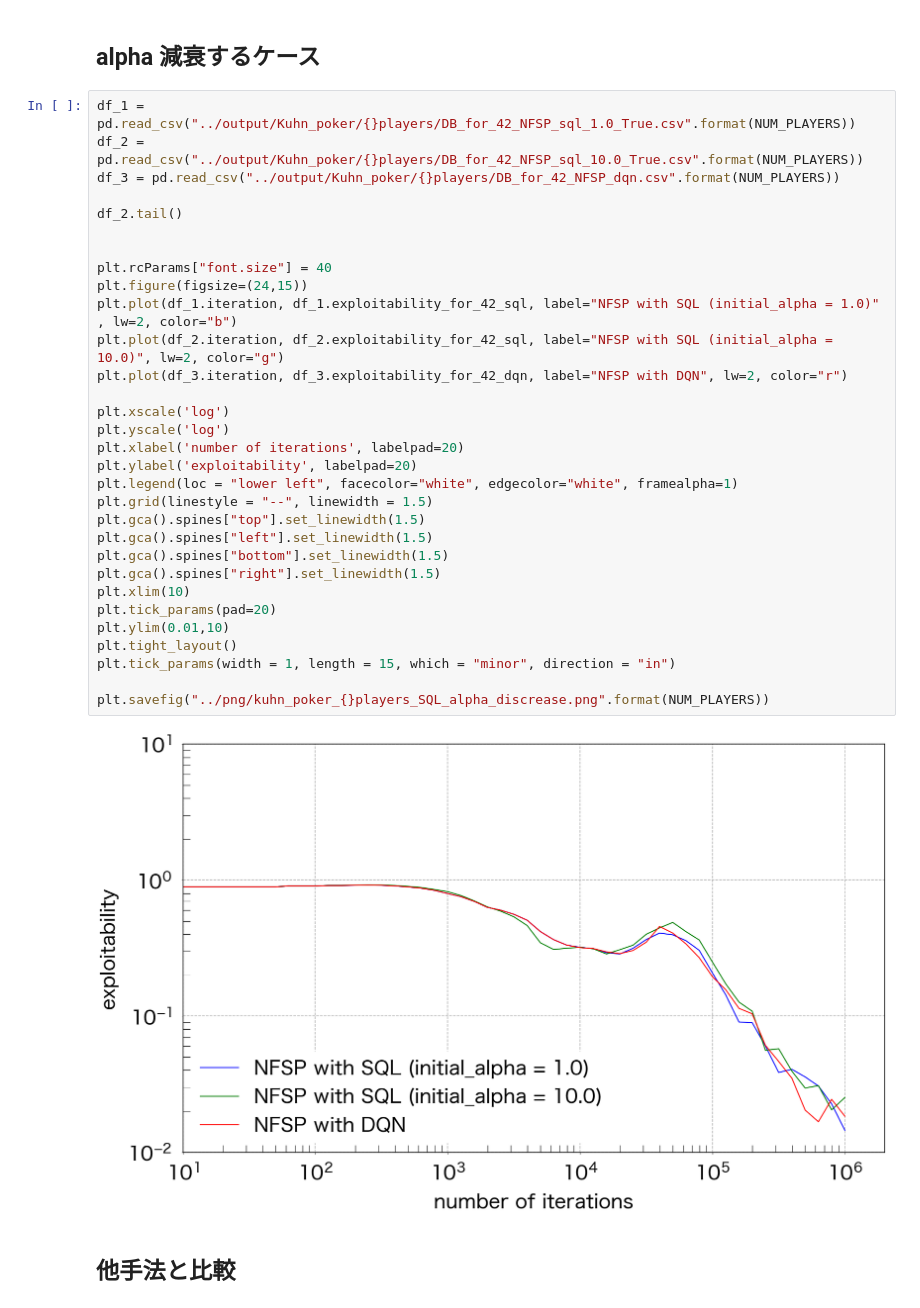
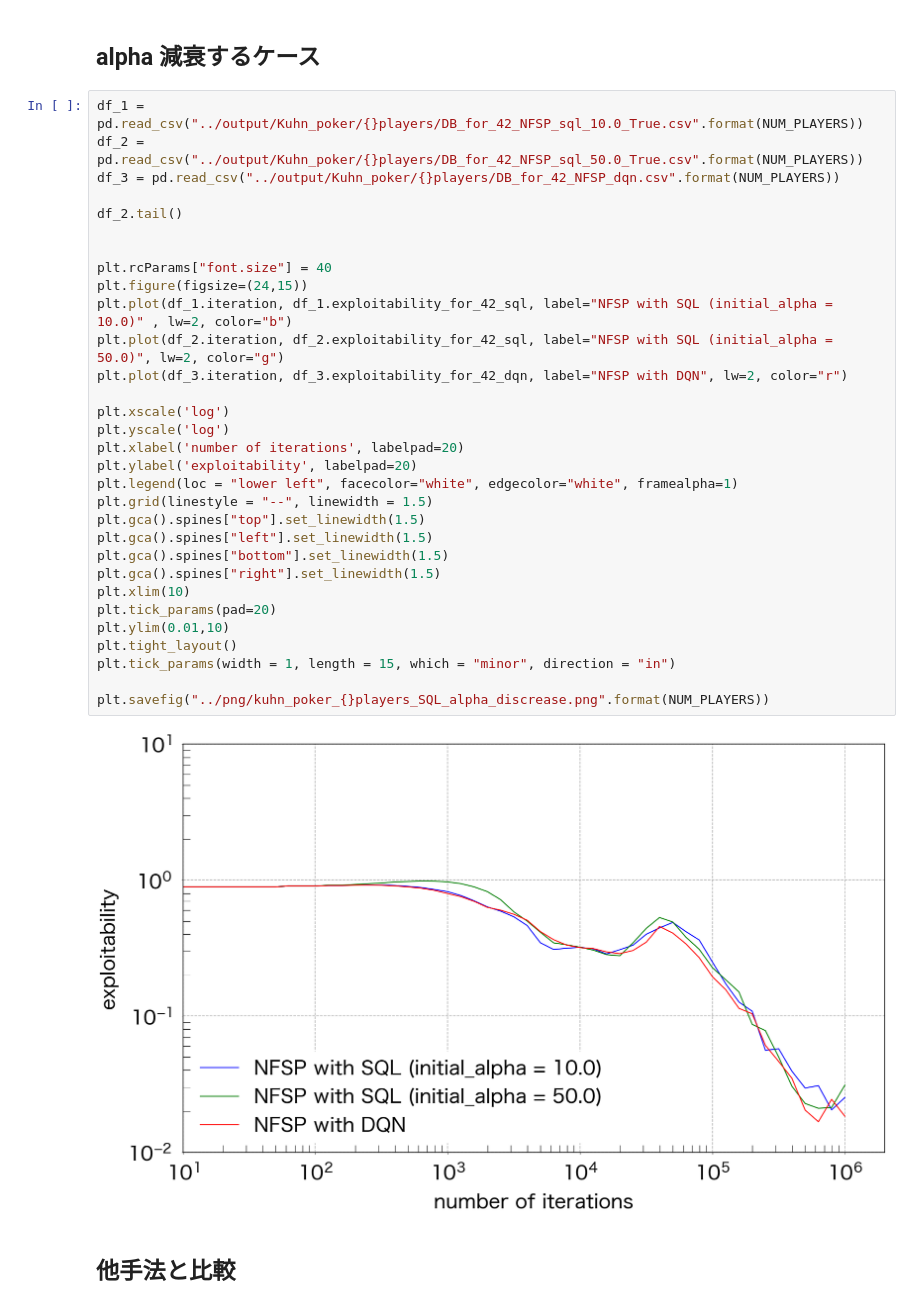
Before and after one commit to yusuke-sk/cfr, a Jupyter notebook: Other/Make_png/jupyter_notebook/kuhn_poker_2players.ipynb, the cells around one changed output. Saved outputs shown, nothing was run; the diff lists cells and outputs as text.

```diff
--- a/Other/Make_png/jupyter_notebook/kuhn_poker_2players.ipynb
+++ b/Other/Make_png/jupyter_notebook/kuhn_poker_2players.ipynb
@@ -49,38 +49,38 @@ plt.savefig("../png/kuhn_poker_{}players_SQL_alpha_not_discrease.png".format(NUM
 # %% [markdown]
 ## alpha 減衰するケース
 # %%
-df_1 = pd.read_csv("../output/Kuhn_poker/{}players/DB_for_42_NFSP_sql_1.0_True.csv".format(NUM_PLAYERS))
-df_2 = pd.read_csv("../output/Kuhn_poker/{}players/DB_for_42_NFSP_sql_10.0_True.csv".format(NUM_PLAYERS))
+df_1 = pd.read_csv("../output/Kuhn_poker/{}players/DB_for_42_NFSP_sql_10.0_True.csv".format(NUM_PLAYERS))
+df_2 = pd.read_csv("../output/Kuhn_poker/{}players/DB_for_42_NFSP_sql_50.0_True.csv".format(NUM_PLAYERS))
 df_3 = pd.read_csv("../output/Kuhn_poker/{}players/DB_for_42_NFSP_dqn.csv".format(NUM_PLAYERS))
 
 df_2.tail()
 
 
 plt.rcParams["font.size"] = 40
 plt.figure(figsize=(24,15))
-plt.plot(df_1.iteration, df_1.exploitability_for_42_sql, label="NFSP with SQL (initial_alpha = 1.0)" , lw=2, color="b")
-plt.plot(df_2.iteration, df_2.exploitability_for_42_sql, label="NFSP with SQL (initial_alpha = 10.0)", lw=2, color="g")
+plt.plot(df_1.iteration, df_1.exploitability_for_42_sql, label="NFSP with SQL (initial_alpha = 10.0)" , lw=2, color="b")
+plt.plot(df_2.iteration, df_2.exploitability_for_42_sql, label="NFSP with SQL (initial_alpha = 50.0)", lw=2, color="g")
 plt.plot(df_3.iteration, df_3.exploitability_for_42_dqn, label="NFSP with DQN", lw=2, color="r")
 
 plt.xscale('log')
 plt.yscale('log')
 plt.xlabel('number of iterations', labelpad=20)
 plt.ylabel('exploitability', labelpad=20)
 plt.legend(loc = "lower left", facecolor="white", edgecolor="white", framealpha=1)
 plt.grid(linestyle = "--", linewidth = 1.5)
 plt.gca().spines["top"].set_linewidth(1.5)
 plt.gca().spines["left"].set_linewidth(1.5)
 plt.gca().spines["bottom"].set_linewidth(1.5)
 plt.gca().spines["right"].set_linewidth(1.5)
 plt.xlim(10)
 plt.tick_params(pad=20)
 plt.ylim(0.01,10)
 plt.tight_layout()
 plt.tick_params(width = 1, length = 15, which = "minor", direction = "in")
 
 plt.savefig("../png/kuhn_poker_{}players_SQL_alpha_discrease.png".format(NUM_PLAYERS))
 # %% [output]
-[figure, old version]
+[figure, new version]
 # %% [markdown]
 ## 他手法と比較
 # %%
```
Also changed, not shown: parts of 1 cell of this notebook, 14 other files.
